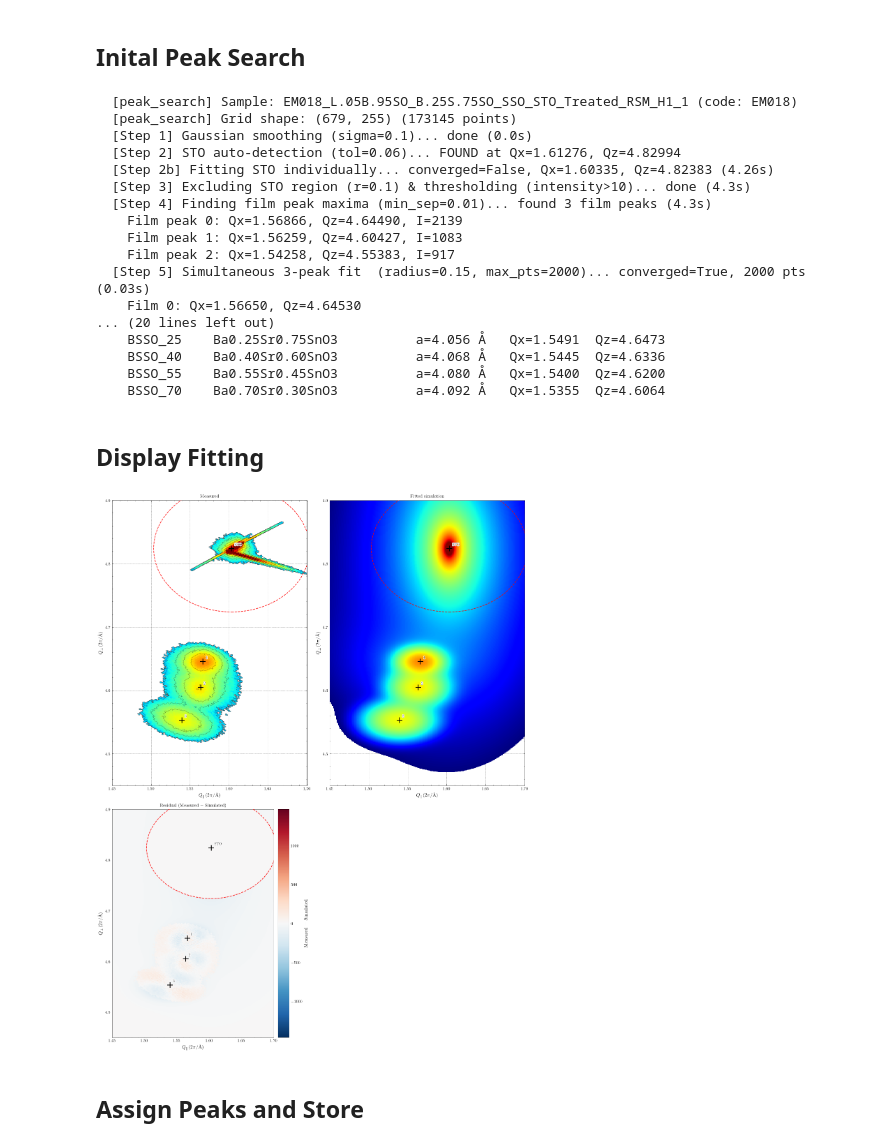
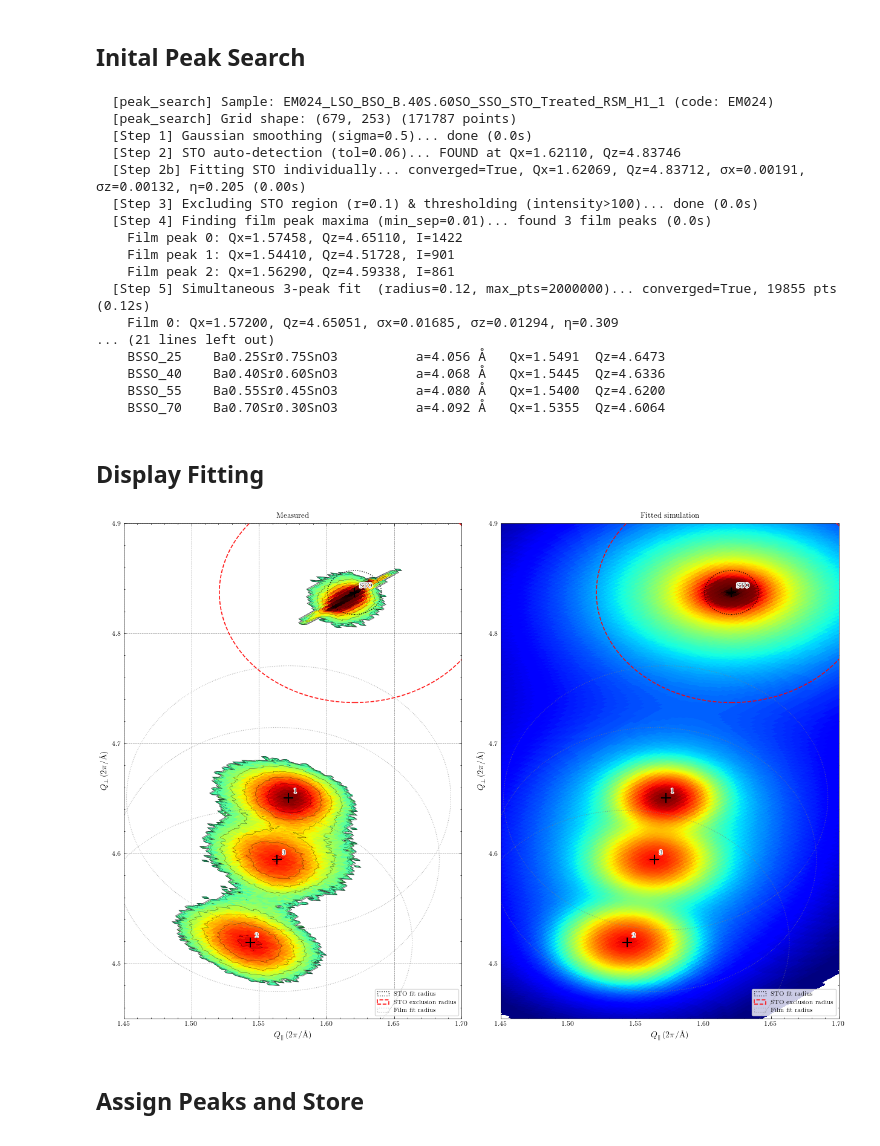
Before and after one commit to hc3413/Thin_Film_Analysis, a Jupyter notebook: RSM_Analysis.ipynb, the cells around one changed output. Drawn from its saved outputs; the diff is of its cells as text; code cells hidden in the pictures.

```diff
--- a/RSM_Analysis.ipynb
+++ b/RSM_Analysis.ipynb
@@ -178,12 +186,13 @@ fig4 = RSM_plot_same(dat = same_data_in, threshold_filt = 50, plot_type = 'conto
 ## Initial Plot to Decide Peak Number
 # %%
 # Select the data for the peak searching
-fitting_dat = RSM_EM018
+fitting_dat = RSM_EM025
 
-fig6 = RSM_plot_single(dat = [fitting_dat],threshold_filt = 10, grid_filt = 90,
+fig6 = RSM_plot_single(dat = [fitting_dat],threshold_filt = 100, grid_filt = 90,
                     plot_type = 'mesh', ax_unit='reciprocal', string_suppress = True,
-                    x_lim = [1.45, 1.7], y_lim = [4.45, 4.9], #x_lim = [1.35, 1.85], y_lim = [4.45, 4.9],
-                    intensity_lim=[1, 4], title_on=False, color_bar=False,
-                    export_data=False
+                    x_lim = 'auto', y_lim = 'auto', #x_lim = [1.45, 1.7], y_lim = [4.45, 4.9]
+                    intensity_lim='auto', title_on=False, color_bar=False,
+                    export_data=False,
+                    denoise_size=50
                     )
 # %% [output]
@@ -196,32 +205,36 @@ fig6 = RSM_plot_single(dat = [fitting_dat],threshold_filt = 10, grid_filt = 90,
 # Carry out the initial peak search (prints output of how many peaks and their positions)
 initial_peaks = peak_search(RSM_data = fitting_dat,
                             no_peaks = 3, # maximum number of film peaks to search for (STO auto-detected separately)
-                            smooth_sigma = 0.1, # smoothing for coarse search
-                            fit_radius = 0.15, # radius around each peak for refined fitting
+                            dummy_peaks = 1, # dummy peaks which are not fitted but manually inputted
+                            smooth_sigma = 0.5, # smoothing for coarse search
+                            fit_radius = 0.12, # radius around each peak for refined fitting
                             sto_exclusion_radius = 0.1, # radius around STO to exclude from film search
-                            intensity_threshold = 10, # absolute intensity cutoff (same as threshold_filt)
+                            sto_sigma_max=0.01,  # tighten STO peak width by reducing this
+                            sto_fit_radius=0.02, # radius around STO for fitting to avoid streak artefacts etc
+                            intensity_threshold = 100, # absolute intensity cutoff (same as threshold_filt)
                             min_separation = 0.01, # minimum distance between distinct film peaks
                             qx_range = (1.45, 1.7), # bound search region in Qx
                             qz_range = (4.4, 4.9),  # bound search region in Qz
                             # Solver accuracy (lower tol / higher nfev = more accurate but slower)
-                            ftol = 1e-9, # function tolerance
-                            xtol = 1e-9, # parameter tolerance
+                            ftol = 5e-10, # function tolerance
+                            xtol = 5e-10, # parameter tolerance
                             max_nfev = 10000, # max function evaluations
+                            max_fit_points = 2000000 # maximum number of points to use for fitting (for speed purposes)
                             )
 # %% [output]
-  [peak_search] Sample: EM018_L.05B.95SO_B.25S.75SO_SSO_STO_Treated_RSM_H1_1 (code: EM018)
-  [peak_search] Grid shape: (679, 255) (173145 points)
-  [Step 1] Gaussian smoothing (sigma=0.1)... done (0.0s)
-  [Step 2] STO auto-detection (tol=0.06)... FOUND at Qx=1.61276, Qz=4.82994
-  [Step 2b] Fitting STO individually... converged=False, Qx=1.60335, Qz=4.82383 (4.26s)
-  [Step 3] Excluding STO region (r=0.1) & thresholding (intensity>10)... done (4.3s)
-  [Step 4] Finding film peak maxima (min_sep=0.01)... found 3 film peaks (4.3s)
-    Film peak 0: Qx=1.56866, Qz=4.64490, I=2139
-    Film peak 1: Qx=1.56259, Qz=4.60427, I=1083
-    Film peak 2: Qx=1.54258, Qz=4.55383, I=917
-  [Step 5] Simultaneous 3-peak fit  (radius=0.15, max_pts=2000)... converged=True, 2000 pts (0.03s)
-    Film 0: Qx=1.56650, Qz=4.64530
-... (20 lines left out)
+  [peak_search] Sample: EM024_LSO_BSO_B.40S.60SO_SSO_STO_Treated_RSM_H1_1 (code: EM024)
+  [peak_search] Grid shape: (679, 253) (171787 points)
+  [Step 1] Gaussian smoothing (sigma=0.5)... done (0.0s)
+  [Step 2] STO auto-detection (tol=0.06)... FOUND at Qx=1.62110, Qz=4.83746
+  [Step 2b] Fitting STO individually... converged=True, Qx=1.62069, Qz=4.83712, σx=0.00191, σz=0.00132, η=0.205 (0.00s)
+  [Step 3] Excluding STO region (r=0.1) & thresholding (intensity>100)... done (0.0s)
+  [Step 4] Finding film peak maxima (min_sep=0.01)... found 3 film peaks (0.0s)
+    Film peak 0: Qx=1.57458, Qz=4.65110, I=1422
+    Film peak 1: Qx=1.54410, Qz=4.51728, I=901
+    Film peak 2: Qx=1.56290, Qz=4.59338, I=861
+  [Step 5] Simultaneous 3-peak fit  (radius=0.12, max_pts=2000000)... converged=True, 19855 pts (0.12s)
+    Film 0: Qx=1.57200, Qz=4.65051, σx=0.01685, σz=0.01294, η=0.309
+... (21 lines left out)
     BSSO_25    Ba0.25Sr0.75SnO3          a=4.056 Å   Qx=1.5491  Qz=4.6473
     BSSO_40    Ba0.40Sr0.60SnO3          a=4.068 Å   Qx=1.5445  Qz=4.6336
     BSSO_55    Ba0.55Sr0.45SnO3          a=4.080 Å   Qx=1.5400  Qz=4.6200
@@ -231,15 +244,15 @@ initial_peaks = peak_search(RSM_data = fitting_dat,
 # %%
 # Display the fitted peaks — threshold_filt matches intensity_threshold in peak_search
 fig1 = RSM_plot_fitting(dat = fitting_dat, fitted_peaks = initial_peaks,
-                    threshold_filt = 10, grid_filt = 90, resolution_scaling=5,
+                    threshold_filt = 10, grid_filt = 90, resolution_scaling=None,
                     plot_type = 'mesh', ax_unit='reciprocal',
                     x_lim = [1.45, 1.7], y_lim = [4.45, 4.9],
-                    intensity_lim=[1, 4],
+                    intensity_lim='auto',
                     export_data=False,
-                    residuals=True,  # show measured - simulated panel
+                    residuals=False,  # show measured - simulated panel
                     )
 # %% [output]
-[figure, old version]
+[figure, new version]
 # %% [markdown]
 ## Assign Peaks and Store
 # %%
```
Also changed, not shown: parts of 15 cells of this notebook, 1 other file.
